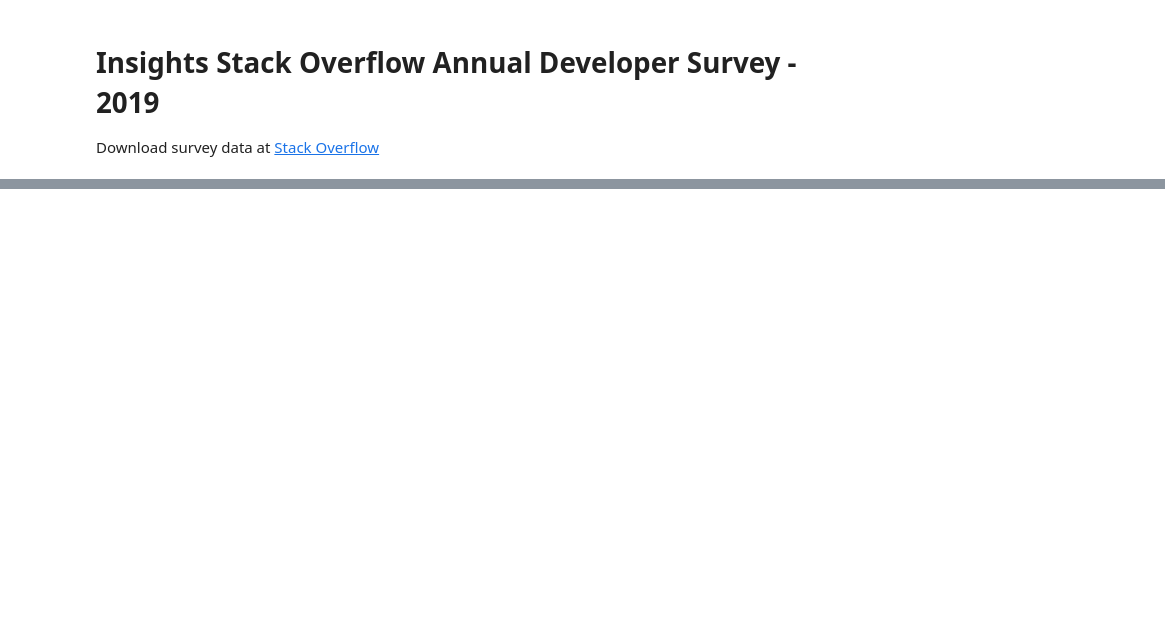
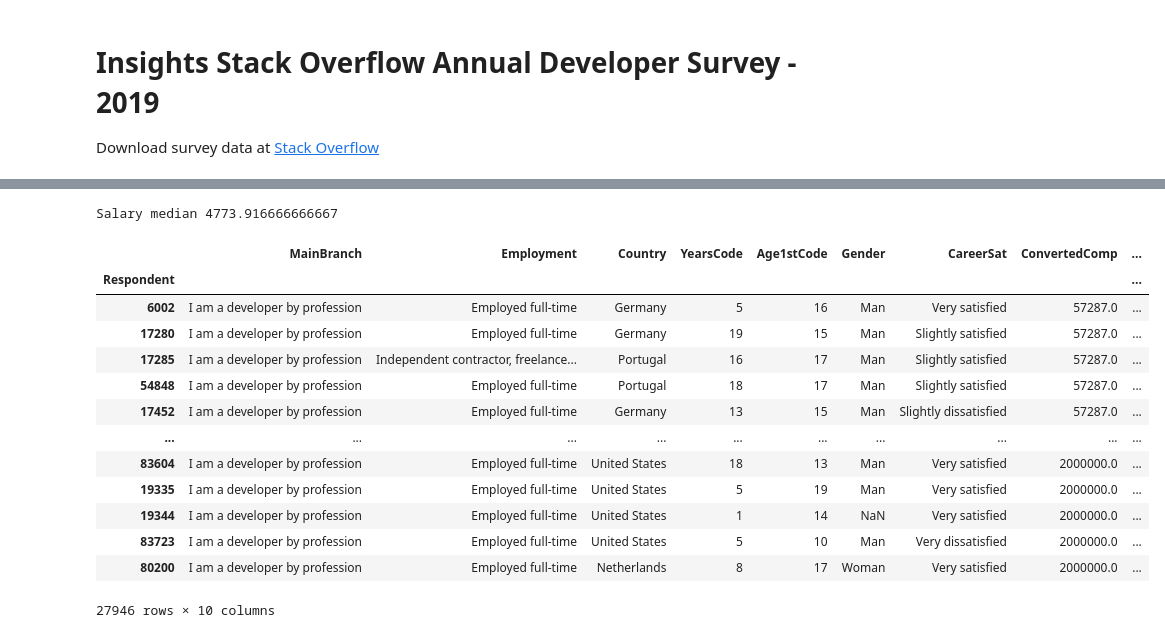
Before and after one commit to nogsantos/ipynbs, a Jupyter notebook: stackoverflow-2019.ipynb, the cells around one changed output, grey strips where cells are left out. Drawn from its saved outputs; the diff is of its cells as text; code cells hidden in the pictures; blank space fills up the shorter version.

```diff
--- a/stackoverflow-2019.ipynb
+++ b/stackoverflow-2019.ipynb
@@ -62,0 +118,48 @@ Name: DevEnviron, Length: 684, dtype: int64
+# %%
+# Filters
+
+salary_median = dt['ConvertedComp'].median()
+print('Salary median', salary_median / 12)
+
+high_salary_filter = (dt['ConvertedComp'] >= salary_median)
+
+# begginers = (df_brazil['YearsCode'].astype(int) <= 3)
+# %% [output]
+Salary median 4773.916666666667
+# %%
+def print_by_filter(_filter):
+    return dt.loc[_filter,
+        [
+            'MainBranch',
+            'Employment',
+            'Country',
+            'YearsCode',
+            'Age1stCode',
+            'Gender',
+            'CareerSat',
+            'ConvertedComp',
+            'CompTotal',
+            'LanguageWorkedWith'
+        ]
+    ]
+# %%
+# def convert_salary_to_br(salary):
+#     return salary / 3.655588 # USD salaries using the exchange rate on 2019-02-01
+# df_brazil.apply(convert_salary_to_br, 'ConvertedComp')
+
+print_by_filter(high_salary_filter).sort_values(by='ConvertedComp', ascending=True)
+# %% [output]
+|  | MainBranch | Employment | Country | YearsCode | Age1stCode | Gender | CareerSat | ConvertedComp | ... |
+| Respondent |  |  |  |  |  |  |  |  | ... |
+| 6002 | I am a developer by profession | Employed full-time | Germany | 5 | 16 | Man | Very satisfied | 57287.0 | ... |
+| 17280 | I am a developer by profession | Employed full-time | Germany | 19 | 15 | Man | Slightly satisfied | 57287.0 | ... |
+| 17285 | I am a developer by profession | Independent contractor, freelance... | Portugal | 16 | 17 | Man | Slightly satisfied | 57287.0 | ... |
+| 54848 | I am a developer by profession | Employed full-time | Portugal | 18 | 17 | Man | Slightly satisfied | 57287.0 | ... |
+| 17452 | I am a developer by profession | Employed full-time | Germany | 13 | 15 | Man | Slightly dissatisfied | 57287.0 | ... |
+| ... | ... | ... | ... | ... | ... | ... | ... | ... | ... |
+| 83604 | I am a developer by profession | Employed full-time | United States | 18 | 13 | Man | Very satisfied | 2000000.0 | ... |
+| 19335 | I am a developer by profession | Employed full-time | United States | 5 | 19 | Man | Very satisfied | 2000000.0 | ... |
+| 19344 | I am a developer by profession | Employed full-time | United States | 1 | 14 | NaN | Very satisfied | 2000000.0 | ... |
+| 83723 | I am a developer by profession | Employed full-time | United States | 5 | 10 | Man | Very dissatisfied | 2000000.0 | ... |
+| 80200 | I am a developer by profession | Employed full-time | Netherlands | 8 | 17 | Woman | Very satisfied | 2000000.0 | ... |
+27946 rows × 10 columns
```
Also changed, not shown: parts of 16 cells of this notebook, 3 other files.
